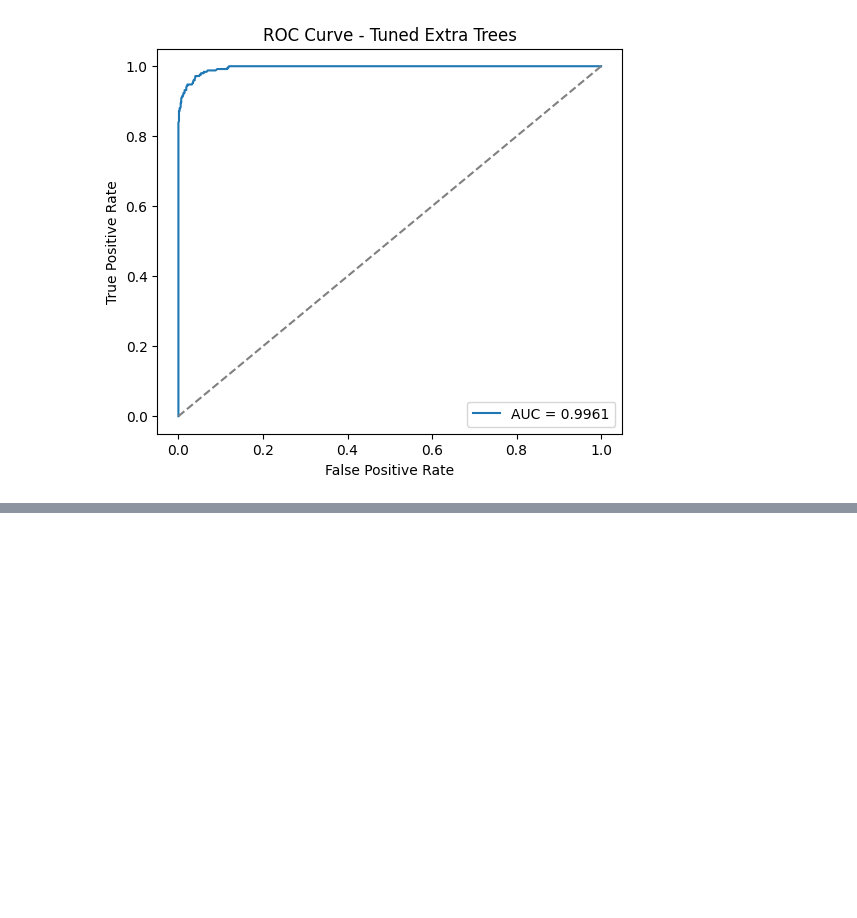
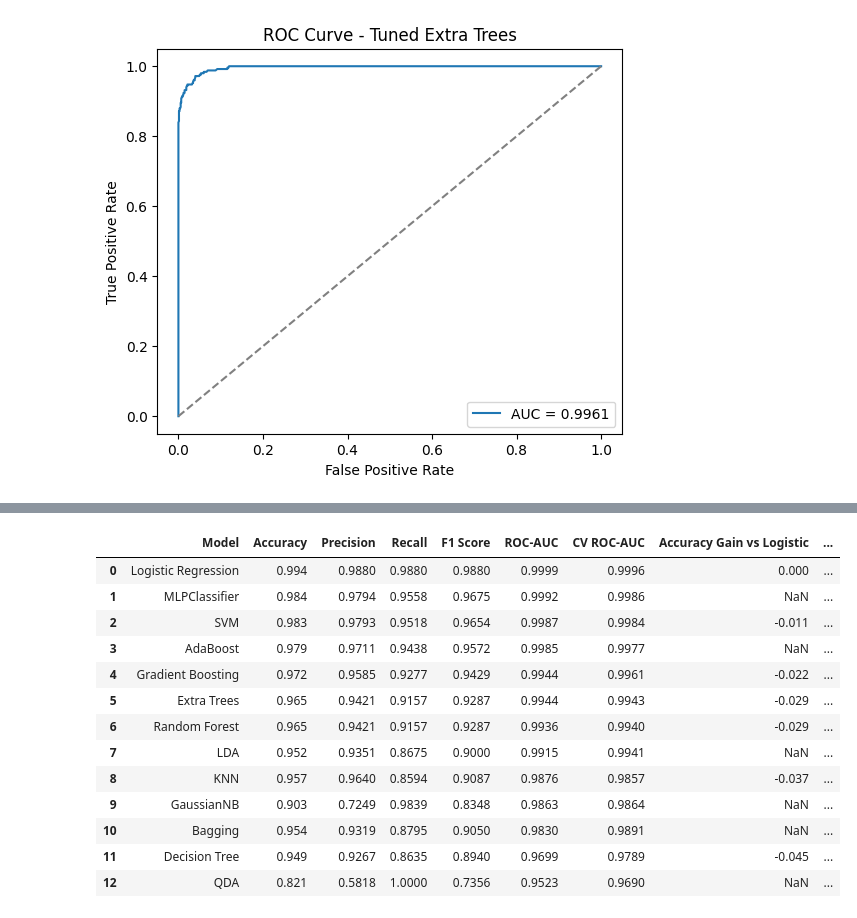
Before and after one commit to np-helios/NishthaPandey_23fe10cse00774, a Jupyter notebook: Lung_Cancer_Prediction.ipynb, the cells around one changed output, grey strips where cells are left out. Drawn from its saved outputs; the diff is of its cells as text; code cells hidden in the pictures; blank space fills up the shorter version.

```diff
--- a/Lung_Cancer_Prediction.ipynb
+++ b/Lung_Cancer_Prediction.ipynb
@@ -613,3 +741,29 @@ plt.legend()
 plt.show()
 # %% [output]
 [figure]
+# %%
+from sklearn.ensemble import AdaBoostClassifier, BaggingClassifier
+from sklearn.naive_bayes import GaussianNB
+from sklearn.discriminant_analysis import LinearDiscriminantAnalysis, QuadraticDiscriminantAnalysis
+from sklearn.neural_network import MLPClassifier
+
+extra_models = {
+    "AdaBoost": AdaBoostClassifier(random_state=42),
+    "Bagging": BaggingClassifier(random_state=42),
+    "GaussianNB": GaussianNB(),
+    "LDA": LinearDiscriminantAnalysis(),
+    "QDA": QuadraticDiscriminantAnalysis(),
+    "MLPClassifier": MLPClassifier(hidden_layer_sizes=(64, 32), max_iter=500, random_state=42)
+}
+
+extra_results = []
+for name, model in extra_models.items():
+    extra_results.append(
+        evaluate_model(name, model, X_train_scaled, y_train, X_test_scaled, y_test)
+    )
+
+extra_results_df = pd.DataFrame(extra_results).sort_values(
+    ["ROC-AUC", "Accuracy", "F1 Score"], ascending=False
+).reset_index(drop=True)
+
+extra_results_df.round(4)
@@ -616,3 +778,24 @@ plt.show()
+# %%
+all_results_df = pd.concat([results_df, extra_results_df], ignore_index=True).sort_values(
+    ["ROC-AUC", "Accuracy", "F1 Score"], ascending=False
+).reset_index(drop=True)
+
+all_results_df.round(4)
+# %% [output]
+|  | Model | Accuracy | Precision | Recall | F1 Score | ROC-AUC | CV ROC-AUC | Accuracy Gain vs Logistic | ... |
+| 0 | Logistic Regression | 0.994 | 0.9880 | 0.9880 | 0.9880 | 0.9999 | 0.9996 | 0.000 | ... |
+| 1 | MLPClassifier | 0.984 | 0.9794 | 0.9558 | 0.9675 | 0.9992 | 0.9986 | NaN | ... |
+| 2 | SVM | 0.983 | 0.9793 | 0.9518 | 0.9654 | 0.9987 | 0.9984 | -0.011 | ... |
+| 3 | AdaBoost | 0.979 | 0.9711 | 0.9438 | 0.9572 | 0.9985 | 0.9977 | NaN | ... |
+| 4 | Gradient Boosting | 0.972 | 0.9585 | 0.9277 | 0.9429 | 0.9944 | 0.9961 | -0.022 | ... |
+| 5 | Extra Trees | 0.965 | 0.9421 | 0.9157 | 0.9287 | 0.9944 | 0.9943 | -0.029 | ... |
+| 6 | Random Forest | 0.965 | 0.9421 | 0.9157 | 0.9287 | 0.9936 | 0.9940 | -0.029 | ... |
+| 7 | LDA | 0.952 | 0.9351 | 0.8675 | 0.9000 | 0.9915 | 0.9941 | NaN | ... |
+| 8 | KNN | 0.957 | 0.9640 | 0.8594 | 0.9087 | 0.9876 | 0.9857 | -0.037 | ... |
+| 9 | GaussianNB | 0.903 | 0.7249 | 0.9839 | 0.8348 | 0.9863 | 0.9864 | NaN | ... |
+| 10 | Bagging | 0.954 | 0.9319 | 0.8795 | 0.9050 | 0.9830 | 0.9891 | NaN | ... |
+| 11 | Decision Tree | 0.949 | 0.9267 | 0.8635 | 0.8940 | 0.9699 | 0.9789 | -0.045 | ... |
+| 12 | QDA | 0.821 | 0.5818 | 1.0000 | 0.7356 | 0.9523 | 0.9690 | NaN | ... |
 # %%
 logistic_row = results_df[results_df["Model"] == "Logistic Regression"].iloc[0]
 
```
Also changed, not shown: parts of 9 cells of this notebook.
